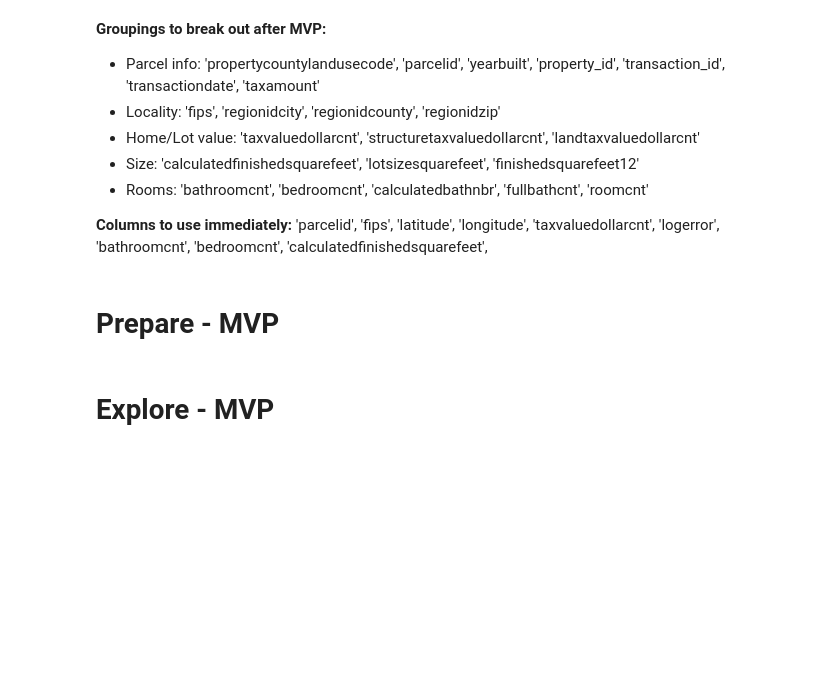
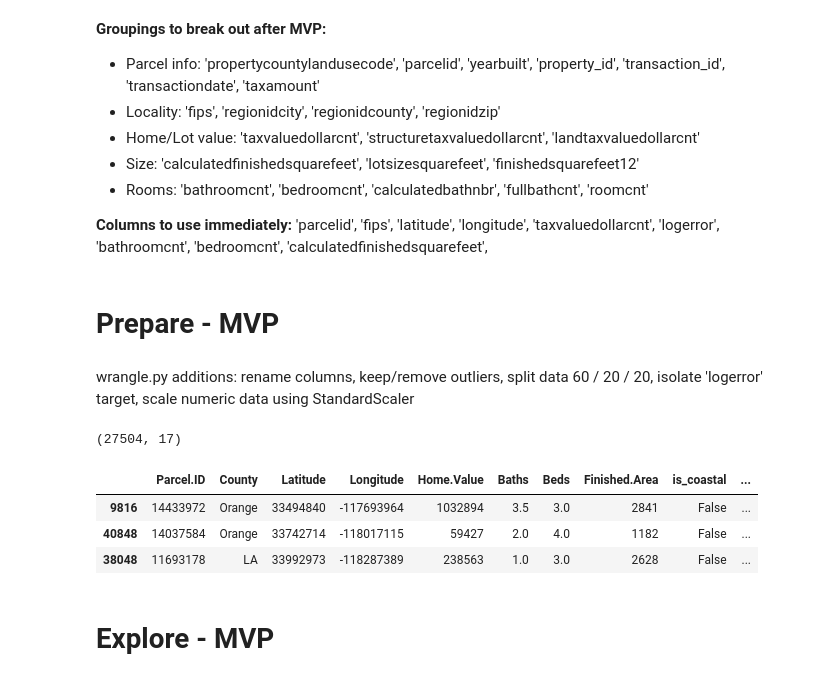
Before and after one commit to JacobPaxton/zillow-clustering-project, a Jupyter notebook: draft-workspace.ipynb, the cells around one changed output. Drawn from its saved outputs; the diff is of its cells as text; code cells hidden in the pictures; blank space fills up the shorter version.

```diff
--- a/draft-workspace.ipynb
+++ b/draft-workspace.ipynb
@@ -164,3 +170,26 @@ propertylandusetypeid
 # df['taxvaluedollarcnt'] = df.taxvaluedollarcnt.astype('int')
 # df['calculatedfinishedsquarefeet'] = df.calculatedfinishedsquarefeet.astype('int')
 # df.head(3)
+# %% [markdown]
+wrangle.py additions: rename columns, keep/remove outliers, split data 60 / 20 / 20, isolate 'logerror' target, scale numeric data using StandardScaler
+# %%
+# # Full results with outliers
+# df_out, X_train_exp_out,\
+# X_train_out, y_train_out,\
+# X_validate_out, y_validate_out,\
+# X_test_out, y_test_out = wrangle.wrangle_zillow_MVP_keep_outliers()
+
+# Full results with outliers removed via IQR
+df, X_train_exp,\
+X_train, y_train,\
+X_validate, y_validate,\
+X_test, y_test = wrangle.wrangle_zillow_MVP()
+
+print(X_train_exp.shape)
+X_train_exp.head(3)
+# %% [output]
+(27504, 17)
+|  | Parcel.ID | County | Latitude | Longitude | Home.Value | Baths | Beds | Finished.Area | is_coastal | ... |
+| 9816 | 14433972 | Orange | 33494840 | -117693964 | 1032894 | 3.5 | 3.0 | 2841 | False | ... |
+| 40848 | 14037584 | Orange | 33742714 | -118017115 | 59427 | 2.0 | 4.0 | 1182 | False | ... |
+| 38048 | 11693178 | LA | 33992973 | -118287389 | 238563 | 1.0 | 3.0 | 2628 | False | ... |
```
Also changed, not shown: parts of 37 cells of this notebook.
